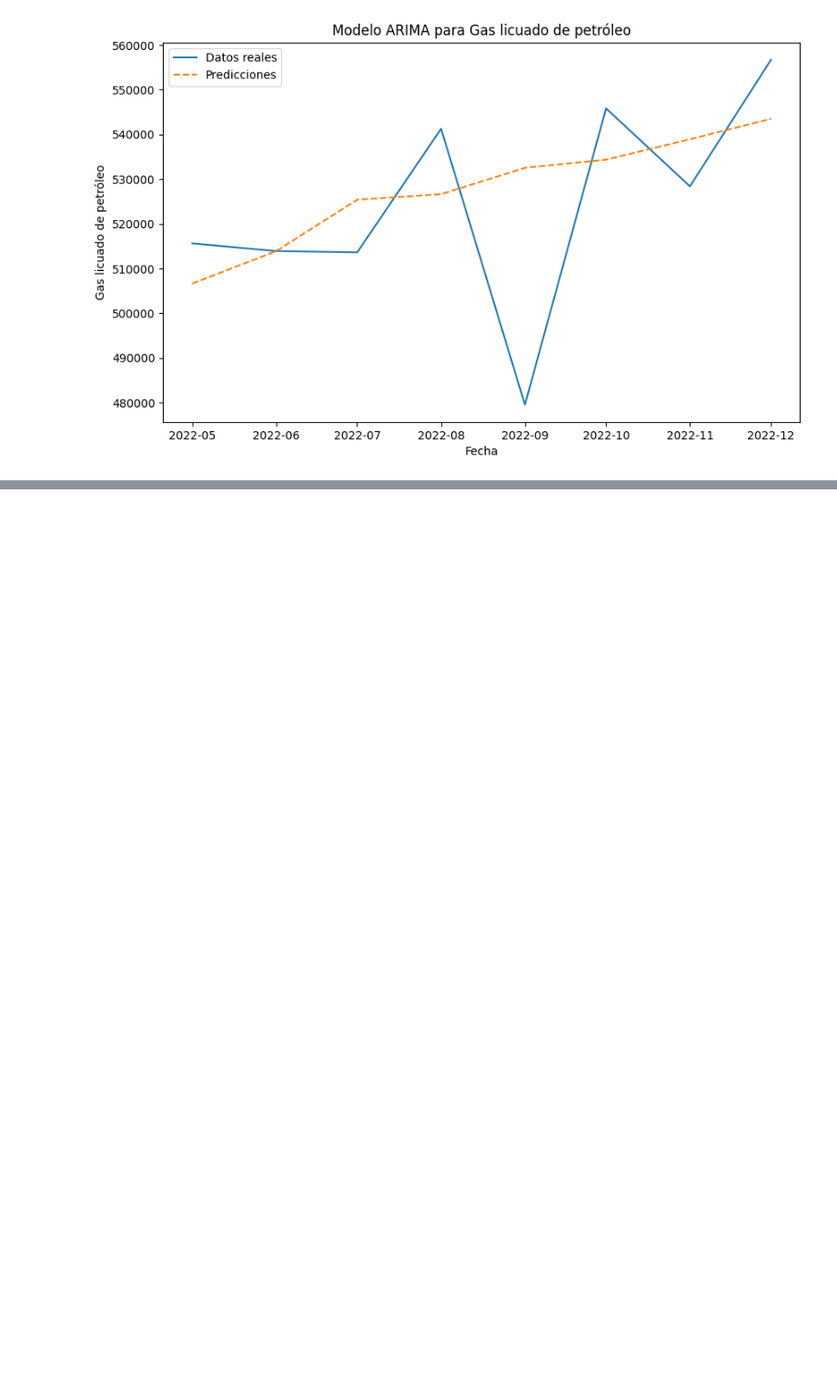
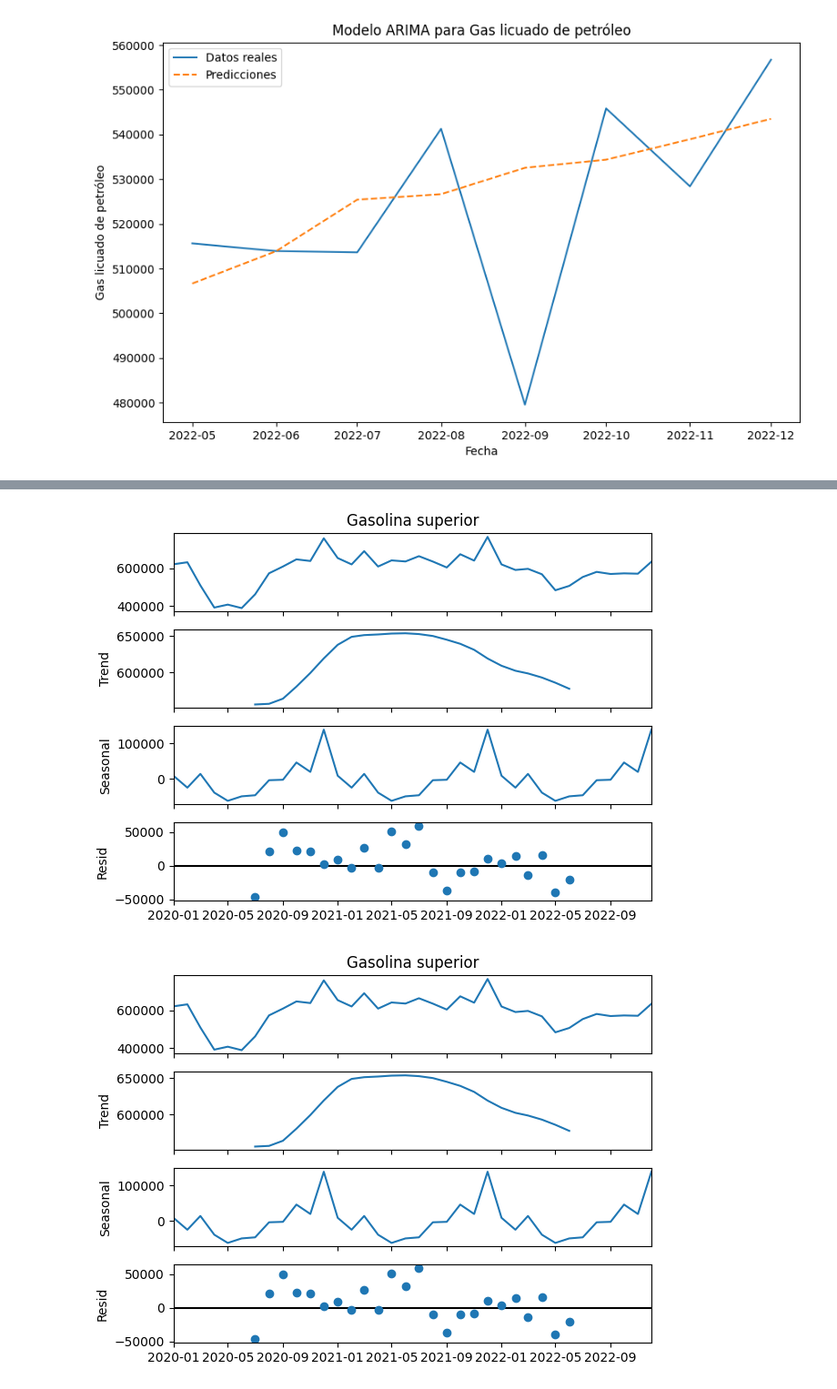
Before and after one commit to Javier19-cmd/Lab2-Data, a Jupyter notebook: Lab2.ipynb, the cells around one changed output, grey strips where cells are left out. Shown at 91% size. Drawn from its saved outputs; the diff is of its cells as text; code cells hidden in the pictures; blank space fills up the shorter version.

```diff
--- a/Lab2.ipynb
+++ b/Lab2.ipynb
@@ -2019,0 +2167,14 @@ Freq: MS, Name: predicted_mean, dtype: float64
+# %%
+# Descomponer la serie de tiempo de la Gasolina superior.
+decomposition = sm.tsa.seasonal_decompose(df2["Gasolina superior"], model='additive')
+
+# Obtener los componentes de la descomposición
+tendencia = decomposition.trend
+estacionalidad = decomposition.seasonal
+residuo = decomposition.resid
+
+# Visualizar los componentes de la descomposición
+decomposition.plot()
+# %% [output]
+[figure, added]
+[figure, added]
```
Also changed, not shown: parts of 19 cells of this notebook.
